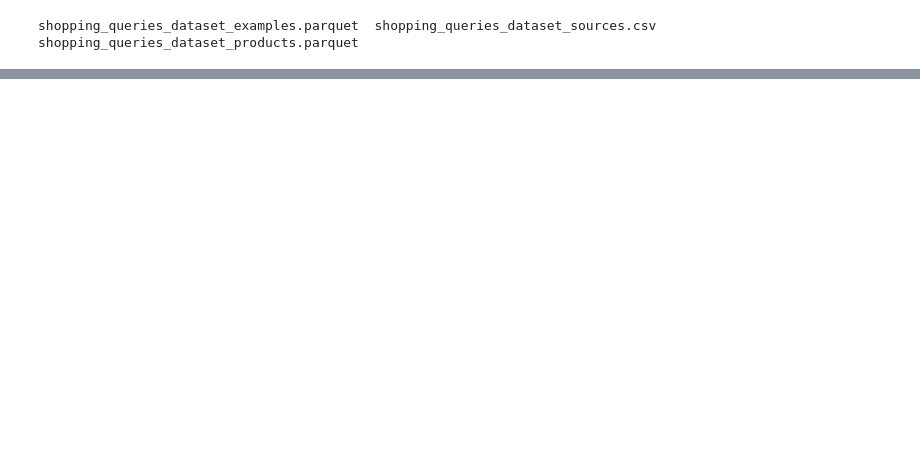
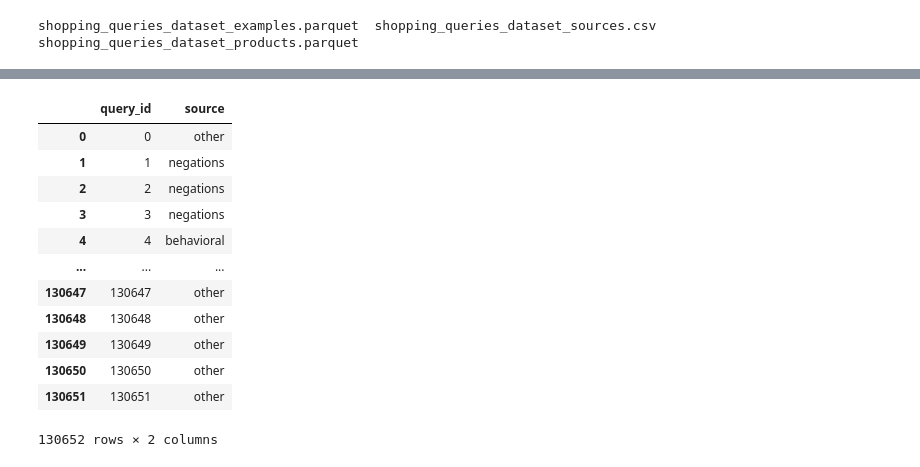
Before and after one commit to npatta01/llm_search, a Jupyter notebook: notebooks/00_initial.ipynb, the cells around one changed output, grey strips where cells are left out. Drawn from its saved outputs; the diff is of its cells as text; code cells hidden in the pictures; blank space fills up the shorter version.

```diff
--- a/notebooks/00_initial.ipynb
+++ b/notebooks/00_initial.ipynb
@@ -32,0 +138,16 @@ len(df_dataset)
+# %%
+df_sources
+# %% [output]
+|  | query_id | source |
+| 0 | 0 | other |
+| 1 | 1 | negations |
+| 2 | 2 | negations |
+| 3 | 3 | negations |
+| 4 | 4 | behavioral |
+| ... | ... | ... |
+| 130647 | 130647 | other |
+| 130648 | 130648 | other |
+| 130649 | 130649 | other |
+| 130650 | 130650 | other |
+| 130651 | 130651 | other |
+130652 rows × 2 columns
```
Also changed, not shown: parts of 46 cells of this notebook.
